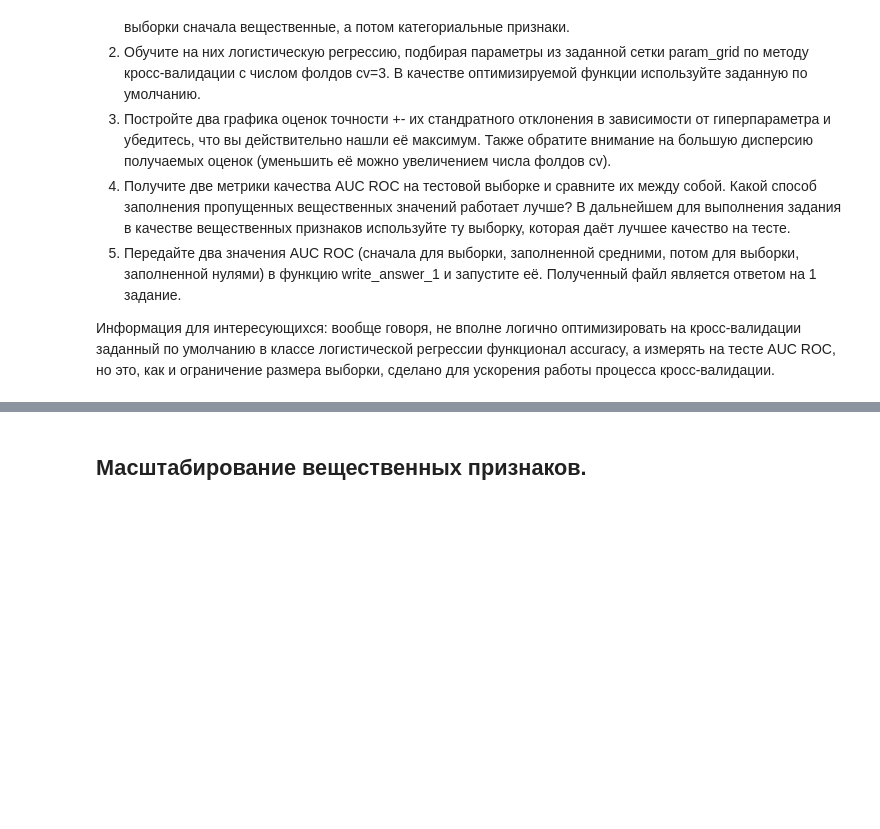
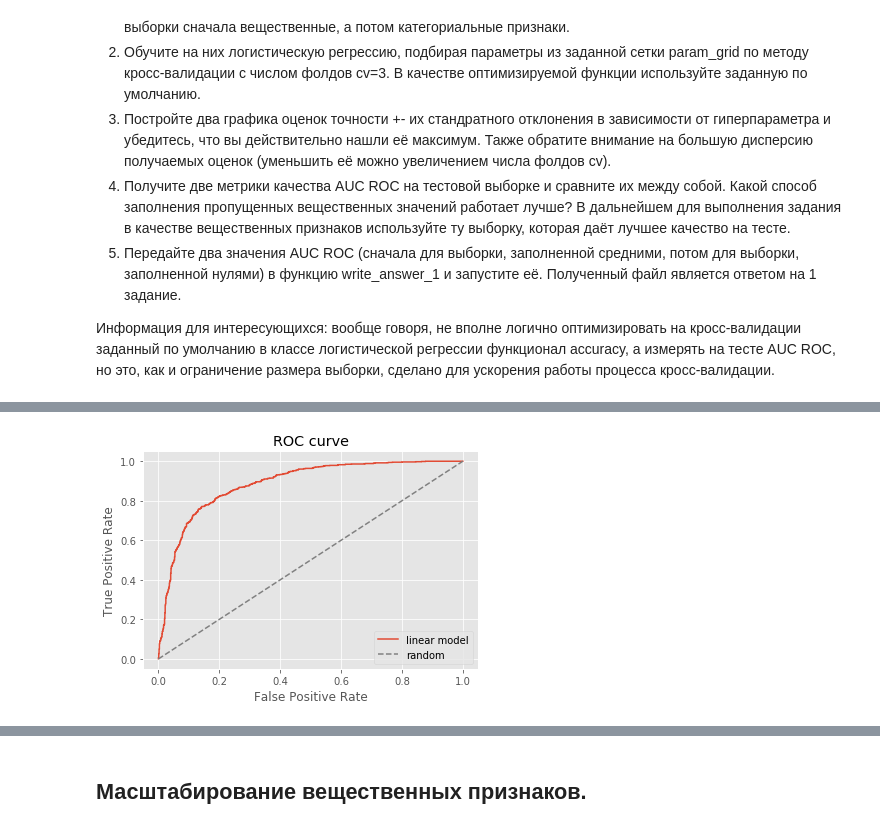
Before and after one commit to alexbee732/ML-Yandex-Mipt, a Jupyter notebook: Course 2/Week 3/Task/Preprocessing_LR.ipynb, the cells around one changed output, grey strips where cells are left out. Saved outputs shown, nothing was run; the diff lists cells and outputs as text; code cells hidden in the pictures; blank space fills up the shorter version.

```diff
--- a/Course 2/Week 3/Task/Preprocessing_LR.ipynb
+++ b/Course 2/Week 3/Task/Preprocessing_LR.ipynb
@@ -308,0 +355,4 @@ cv = 3
+# %%
+plot_roc(y_test, optimizer_z.predict_proba(X_test_z)[:,1])
+# %% [output]
+[figure, added]
```
Also changed, not shown: parts of 15 cells of this notebook, 3 other files.
